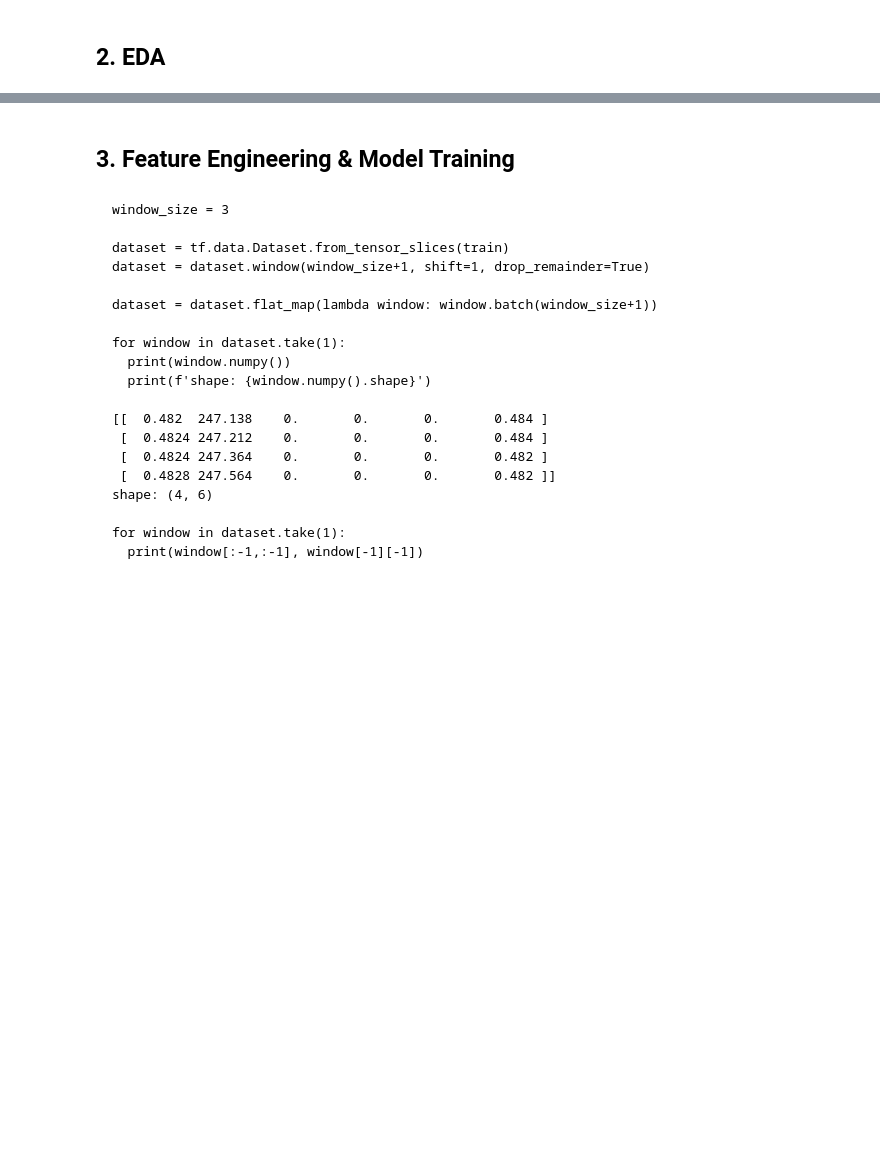
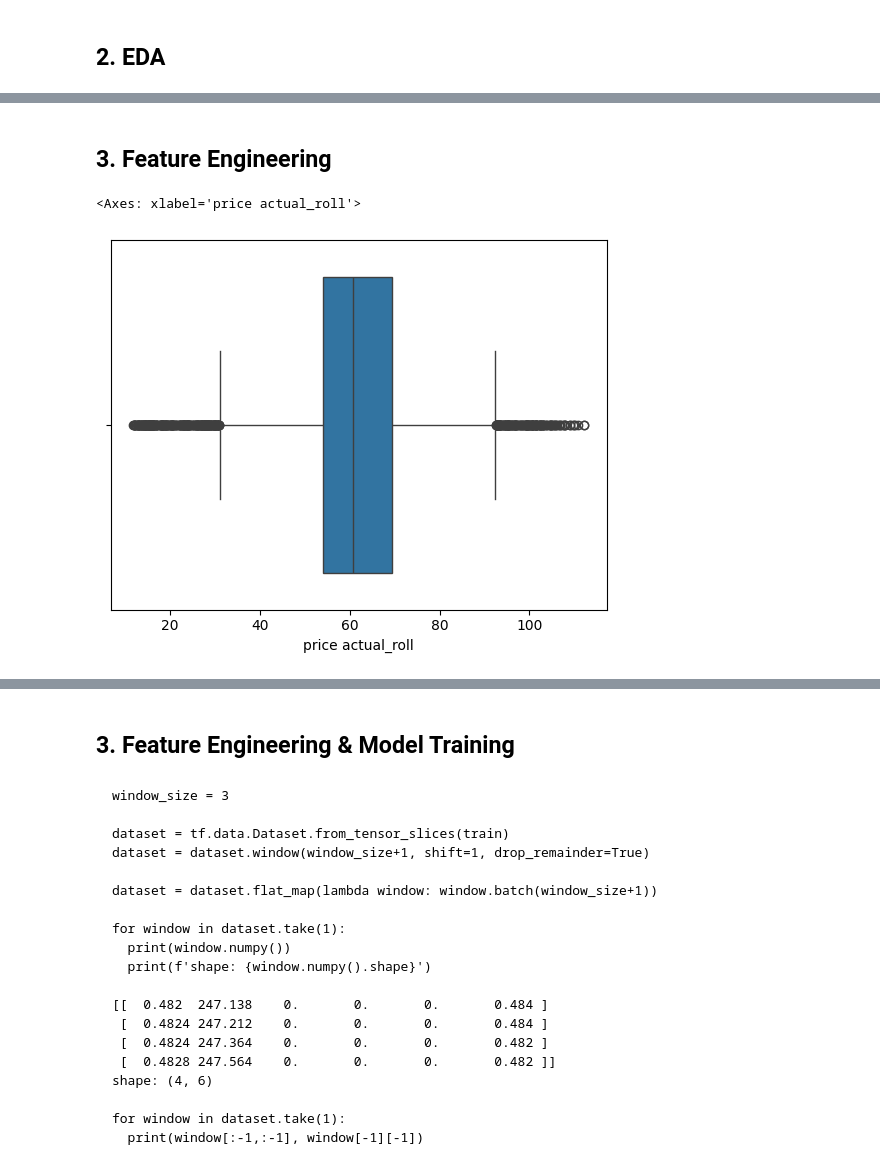
Before and after one commit to Jackson00Han/Time-Series-Training, a Jupyter notebook: multivariate_time_series.ipynb, the cells around one changed output, grey strips where cells are left out. Saved outputs shown, nothing was run; the diff lists cells and outputs as text; code cells hidden in the pictures; blank space fills up the shorter version.

```diff
--- a/multivariate_time_series.ipynb
+++ b/multivariate_time_series.ipynb
@@ -245,0 +192,18 @@ train_s.corr()
+# %% [markdown]
+## 3. Feature Engineering
+# %%
+## Feature Seclection
+used_cols = ['total load actual', 'price actual'] #Since there are only two features, both of them are useful, no need to select features.
+
+## Smooth features
+rolling_size = 3
+for col in used_cols:
+    df[f'{col}_roll'] = df[col].rolling(window=rolling_size).mean()
+df.dropna(inplace=True)
+# We use the rolling values instead of original values as input variables
+roll_cols = ['total load actual_roll', 'price actual_roll']
+
+sns.boxplot(x=df['price actual_roll'])
+# %% [output]
+<Axes: xlabel='price actual_roll'>
+[figure, added]
```
Also changed, not shown: parts of 18 cells of this notebook.
